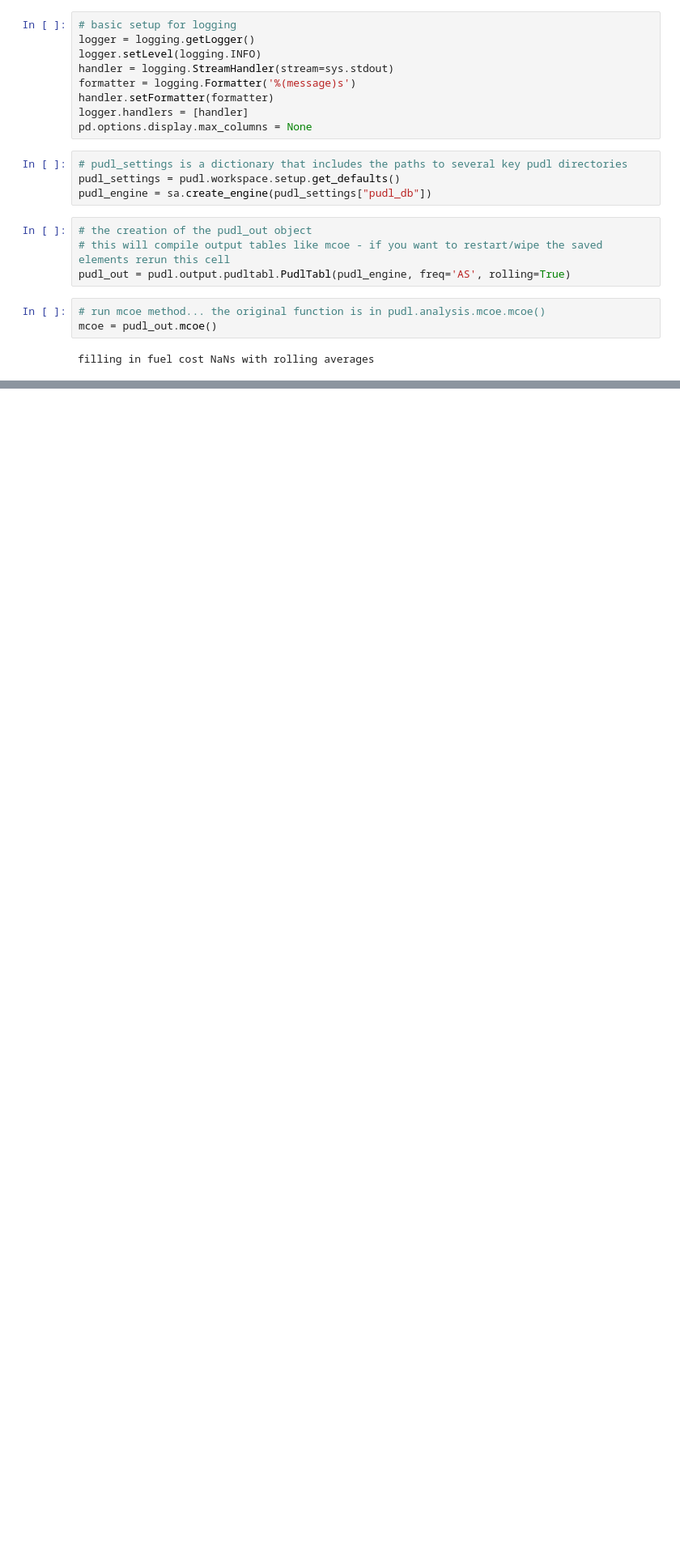
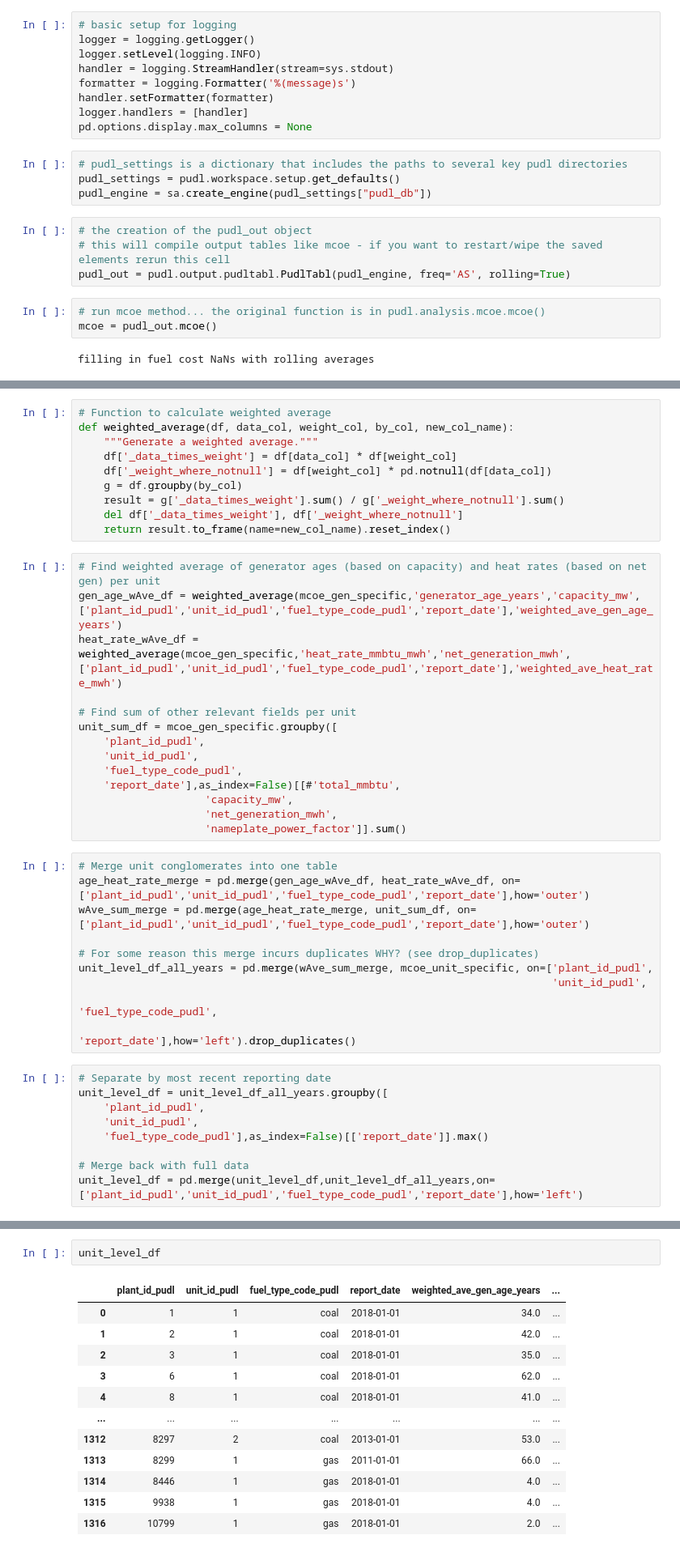
Before and after one commit to catalyst-cooperative/ei-mcoe-map, a Jupyter notebook: mcoe_compilation.ipynb, the cells around one changed output, grey strips where cells are left out. Shown: that part at 81% size. Saved outputs shown, nothing was run; the diff lists cells and outputs as text; blank space fills up the shorter version.

```diff
--- a/mcoe_compilation.ipynb
+++ b/mcoe_compilation.ipynb
@@ -53,0 +121,43 @@ mcoe_plant_df = mcoe.groupby([
+# %%
+# Function to calculate weighted average
+def weighted_average(df, data_col, weight_col, by_col, new_col_name):
+    """Generate a weighted average."""
+    df['_data_times_weight'] = df[data_col] * df[weight_col]
+    df['_weight_where_notnull'] = df[weight_col] * pd.notnull(df[data_col])
+    g = df.groupby(by_col)
+    result = g['_data_times_weight'].sum() / g['_weight_where_notnull'].sum()
+    del df['_data_times_weight'], df['_weight_where_notnull']
+    return result.to_frame(name=new_col_name).reset_index()
+# %%
+# Find weighted average of generator ages (based on capacity) and heat rates (based on net gen) per unit
+gen_age_wAve_df = weighted_average(mcoe_gen_specific,'generator_age_years','capacity_mw',['plant_id_pudl','unit_id_pudl','fuel_type_code_pudl','report_date'],'weighted_ave_gen_age_years')
+heat_rate_wAve_df = weighted_average(mcoe_gen_specific,'heat_rate_mmbtu_mwh','net_generation_mwh',['plant_id_pudl','unit_id_pudl','fuel_type_code_pudl','report_date'],'weighted_ave_heat_rate_mwh')
+
+# Find sum of other relevant fields per unit
+unit_sum_df = mcoe_gen_specific.groupby([
+    'plant_id_pudl',
+    'unit_id_pudl',
+    'fuel_type_code_pudl',
+    'report_date'],as_index=False)[[#'total_mmbtu',
+                    'capacity_mw',
+                    'net_generation_mwh',
+                    'nameplate_power_factor']].sum()
+# %%
+# Merge unit conglomerates into one table
+age_heat_rate_merge = pd.merge(gen_age_wAve_df, heat_rate_wAve_df, on=['plant_id_pudl','unit_id_pudl','fuel_type_code_pudl','report_date'],how='outer')
+wAve_sum_merge = pd.merge(age_heat_rate_merge, unit_sum_df, on=['plant_id_pudl','unit_id_pudl','fuel_type_code_pudl','report_date'],how='outer')
+
+# For some reason this merge incurs duplicates WHY? (see drop_duplicates)
+unit_level_df_all_years = pd.merge(wAve_sum_merge, mcoe_unit_specific, on=['plant_id_pudl',
+                                                                           'unit_id_pudl',
+                                                                           'fuel_type_code_pudl',
+                                                                           'report_date'],how='left').drop_duplicates()
+# %%
+# Separate by most recent reporting date
+unit_level_df = unit_level_df_all_years.groupby([
+    'plant_id_pudl',
+    'unit_id_pudl',
+    'fuel_type_code_pudl'],as_index=False)[['report_date']].max()
+
+# Merge back with full data
+unit_level_df = pd.merge(unit_level_df,unit_level_df_all_years,on=['plant_id_pudl','unit_id_pudl','fuel_type_code_pudl','report_date'],how='left')
@@ -53,0 +169,15 @@ mcoe_plant_df = mcoe.groupby([
+# %%
+unit_level_df
+# %% [output]
+|  | plant_id_pudl | unit_id_pudl | fuel_type_code_pudl | report_date | weighted_ave_gen_age_years | ... |
+| 0 | 1 | 1 | coal | 2018-01-01 | 34.0 | ... |
+| 1 | 2 | 1 | coal | 2018-01-01 | 42.0 | ... |
+| 2 | 3 | 1 | coal | 2018-01-01 | 35.0 | ... |
+| 3 | 6 | 1 | coal | 2018-01-01 | 62.0 | ... |
+| 4 | 8 | 1 | coal | 2018-01-01 | 41.0 | ... |
+| ... | ... | ... | ... | ... | ... | ... |
+| 1312 | 8297 | 2 | coal | 2013-01-01 | 53.0 | ... |
+| 1313 | 8299 | 1 | gas | 2011-01-01 | 66.0 | ... |
+| 1314 | 8446 | 1 | gas | 2018-01-01 | 4.0 | ... |
+| 1315 | 9938 | 1 | gas | 2018-01-01 | 4.0 | ... |
+| 1316 | 10799 | 1 | gas | 2018-01-01 | 2.0 | ... |
```
Also changed, not shown: parts of 55 cells of this notebook.
